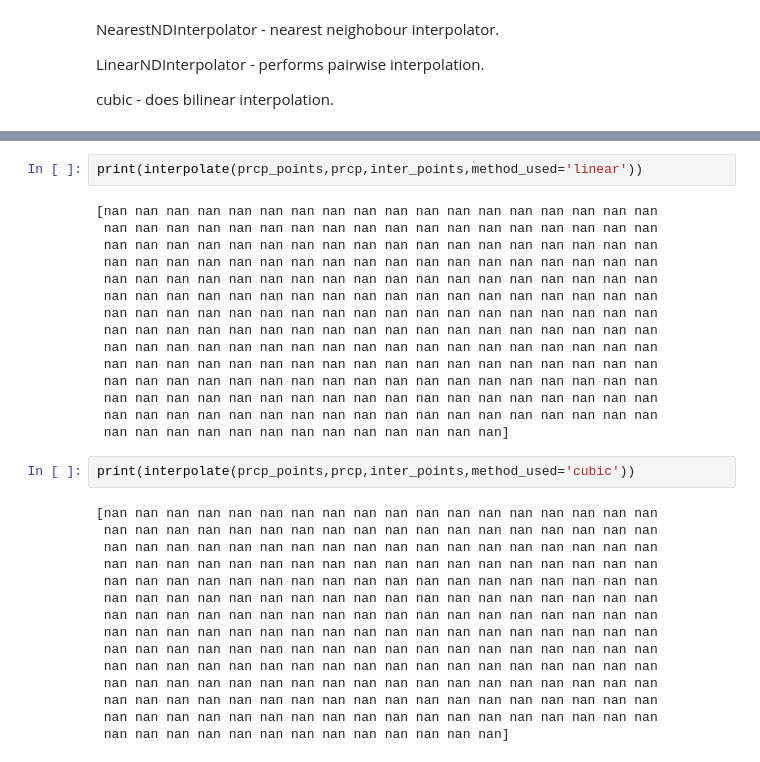
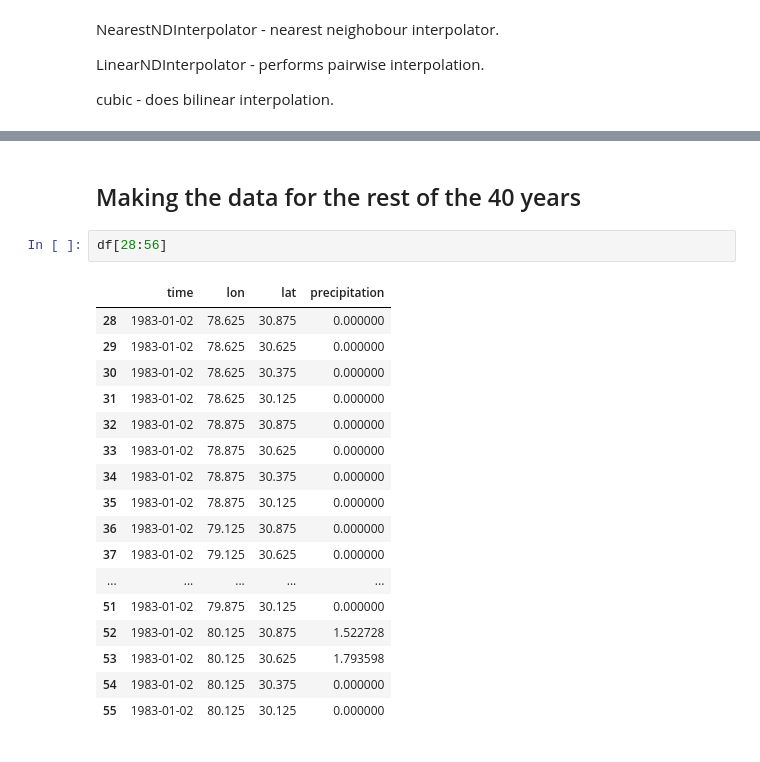
Before and after one commit to sonjaove/ML-hands-on, a Jupyter notebook: course_work/pasthistory.ipynb, the cells around one changed output, grey strips where cells are left out. Cells and saved outputs as stored; diff of their text form.

```diff
--- a/course_work/pasthistory.ipynb
+++ b/course_work/pasthistory.ipynb
@@ -403,34 +531,22 @@ print(interpolate(prcp_points,prcp,inter_points,method_used='nearest'))
-# %%
-print(interpolate(prcp_points,prcp,inter_points,method_used='linear'))
-# %% [output]
-[nan nan nan nan nan nan nan nan nan nan nan nan nan nan nan nan nan nan
- nan nan nan nan nan nan nan nan nan nan nan nan nan nan nan nan nan nan
- nan nan nan nan nan nan nan nan nan nan nan nan nan nan nan nan nan nan
- nan nan nan nan nan nan nan nan nan nan nan nan nan nan nan nan nan nan
- nan nan nan nan nan nan nan nan nan nan nan nan nan nan nan nan nan nan
- nan nan nan nan nan nan nan nan nan nan nan nan nan nan nan nan nan nan
- nan nan nan nan nan nan nan nan nan nan nan nan nan nan nan nan nan nan
- nan nan nan nan nan nan nan nan nan nan nan nan nan nan nan nan nan nan
- nan nan nan nan nan nan nan nan nan nan nan nan nan nan nan nan nan nan
- nan nan nan nan nan nan nan nan nan nan nan nan nan nan nan nan nan nan
- nan nan nan nan nan nan nan nan nan nan nan nan nan nan nan nan nan nan
- nan nan nan nan nan nan nan nan nan nan nan nan nan nan nan nan nan nan
- nan nan nan nan nan nan nan nan nan nan nan nan nan nan nan nan nan nan
- nan nan nan nan nan nan nan nan nan nan nan nan nan]
-# %%
-print(interpolate(prcp_points,prcp,inter_points,method_used='cubic'))
-# %% [output]
-[nan nan nan nan nan nan nan nan nan nan nan nan nan nan nan nan nan nan
- nan nan nan nan nan nan nan nan nan nan nan nan nan nan nan nan nan nan
- nan nan nan nan nan nan nan nan nan nan nan nan nan nan nan nan nan nan
- nan nan nan nan nan nan nan nan nan nan nan nan nan nan nan nan nan nan
- nan nan nan nan nan nan nan nan nan nan nan nan nan nan nan nan nan nan
- nan nan nan nan nan nan nan nan nan nan nan nan nan nan nan nan nan nan
- nan nan nan nan nan nan nan nan nan nan nan nan nan nan nan nan nan nan
- nan nan nan nan nan nan nan nan nan nan nan nan nan nan nan nan nan nan
- nan nan nan nan nan nan nan nan nan nan nan nan nan nan nan nan nan nan
- nan nan nan nan nan nan nan nan nan nan nan nan nan nan nan nan nan nan
- nan nan nan nan nan nan nan nan nan nan nan nan nan nan nan nan nan nan
- nan nan nan nan nan nan nan nan nan nan nan nan nan nan nan nan nan nan
- nan nan nan nan nan nan nan nan nan nan nan nan nan nan nan nan nan nan
- nan nan nan nan nan nan nan nan nan nan nan nan nan]
+# %% [markdown]
+## Making the data for the rest of the 40 years
+# %%
+df[28:56]
+# %% [output]
+|  | time | lon | lat | precipitation |
+| 28 | 1983-01-02 | 78.625 | 30.875 | 0.000000 |
+| 29 | 1983-01-02 | 78.625 | 30.625 | 0.000000 |
+| 30 | 1983-01-02 | 78.625 | 30.375 | 0.000000 |
+| 31 | 1983-01-02 | 78.625 | 30.125 | 0.000000 |
+| 32 | 1983-01-02 | 78.875 | 30.875 | 0.000000 |
+| 33 | 1983-01-02 | 78.875 | 30.625 | 0.000000 |
+| 34 | 1983-01-02 | 78.875 | 30.375 | 0.000000 |
+| 35 | 1983-01-02 | 78.875 | 30.125 | 0.000000 |
+| 36 | 1983-01-02 | 79.125 | 30.875 | 0.000000 |
+| 37 | 1983-01-02 | 79.125 | 30.625 | 0.000000 |
+| ... | ... | ... | ... | ... |
+| 51 | 1983-01-02 | 79.875 | 30.125 | 0.000000 |
+| 52 | 1983-01-02 | 80.125 | 30.875 | 1.522728 |
+| 53 | 1983-01-02 | 80.125 | 30.625 | 1.793598 |
+| 54 | 1983-01-02 | 80.125 | 30.375 | 0.000000 |
+| 55 | 1983-01-02 | 80.125 | 30.125 | 0.000000 |
```
Also changed, not shown: parts of 27 cells of this notebook, 1 other file.
